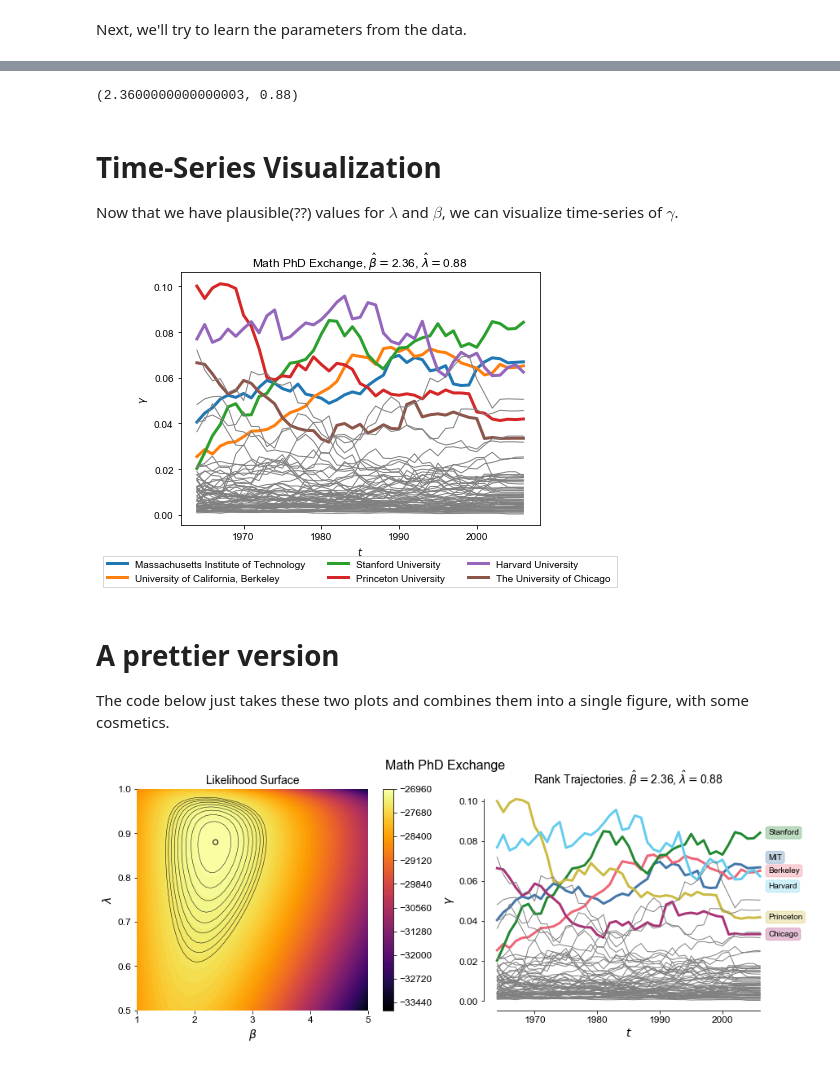
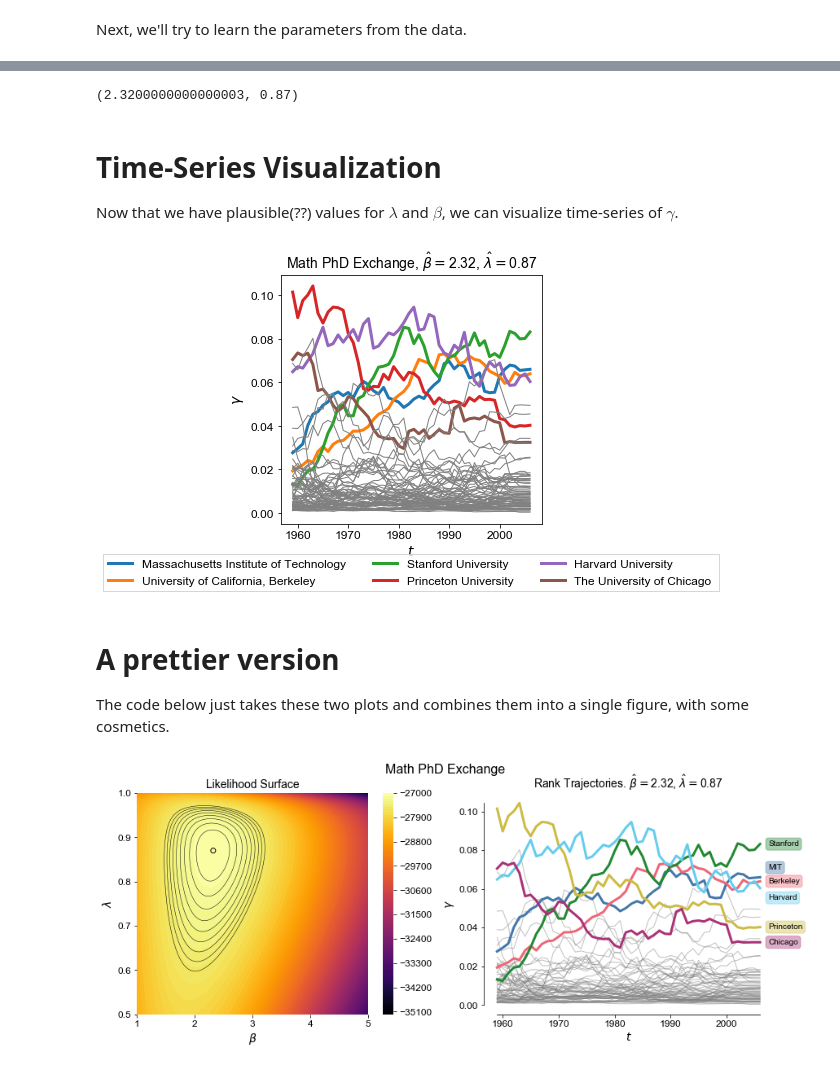
Before and after one commit to PhilChodrow/prestige_reinforcement, a Jupyter notebook: math_phd_exchange.ipynb, the cells around one changed output, grey strips where cells are left out. Saved outputs shown, nothing was run; the diff lists cells and outputs as text; code cells hidden in the pictures.

Commit message:
phD exchange and inference

```diff
--- a/math_phd_exchange.ipynb
+++ b/math_phd_exchange.ipynb
@@ -55,7 +55,7 @@ T = np.cumsum(T_, axis = 0)
 In order to set the initial condition, we'll start with 20 years of data and plug all that into the initial hiring matrix, then normalize. This is to help remove artifacts at the very beginning of the time-series.
 # %%
 # Let's start t_start years in
-t_start = 18
+t_start = 13
 
 A0 = T[t_start,:,:]
 A0 = A0 / A0.sum() # normalized
@@ -66,8 +66,8 @@ A0 = A0*((v[-1] - v[0]) / len(v))
 # %% [markdown]
 Next, we'll try to learn the parameters from the data.
 # %%
-lam_grid = 51 # resolution in $\lambda$
-b_grid = 51   # resolution in $\beta$
+lam_grid = 101 # resolution in $\lambda$
+b_grid = 101   # resolution in $\beta$
 
 LAMBDA = np.linspace(.5, 1, lam_grid) # lambda values at which to evaluate
 BETA = np.linspace(1, 5, b_grid)            # beta values at which to evaluate
@@ -111,7 +111,7 @@ beta_hat = BETA[ix[1]][0]
 lambda_hat = LAMBDA[ix[0]][0]
 beta_hat, lambda_hat
 # %% [output]
-(2.3600000000000003, 0.88)
+(2.3200000000000003, 0.87)
 # %% [markdown]
 # Time-Series Visualization
 
@@ -154,7 +154,7 @@ ax.legend(loc='upper center', bbox_to_anchor=(0.5, -0.1),
 
 plt.tight_layout()
 # %% [output]
-[figure, old version]
+[figure, new version]
 # %% [markdown]
 # A prettier version
 
@@ -189,7 +189,8 @@ ax1.contour(xg, yg, M,
            colors = 'black',
            linestyles = 'solid')
 
-plt.colorbar(im)
+cb = plt.colorbar(im)
+cb.outline.set_visible(False)
 
 #     ax.scatter(beta, lam, color = 'black')
 
@@ -220,8 +221,6 @@ shortener = {
 
 cset = ['#4477AA', '#EE6677', '#228833', '#CCBB44', '#66CCEE', '#AA3377']
 
-
-
 label_adjustments = {
     'MIT': 0.005,
     'Berkeley' : 0,
@@ -232,47 +231,48 @@ label_adjustments = {
 }
 
 k = 0
+
+for l in range(n):
+    if l not in top_trajectories:
+        ax2.plot(years, GAMMA[:,l], color = 'grey', alpha = .5, linewidth = 1)
+
 for l in range(n):
     if l in top_trajectories:
         name = shortener[lookup[l]]
         ax2.plot(years, GAMMA[:,l], alpha = 1, linewidth = 3,
                  label = name, color = cset[k])
 
-
-
         ax2.annotate(shortener[lookup[l]],
                   xy=(years.max(), GAMMA[-1:,l] + label_adjustments[name]), xycoords='data',
                   xytext=(10, 0), textcoords='offset points',
                   size=10, va="center", color = 'black',
-                  bbox=dict(boxstyle="round",  color = cset[k], alpha = .3)
+                  bbox=dict(boxstyle="round",  color = cset[k], alpha = .4)
 #                   arrowprops=dict(arrowstyle="wedge,tail_width=1.",
 #                                   fc=(1.0, 0.7, 0.7), ec="none",
 #                                   patchA=None,
 #                                   patchB=el,
 #                                   relpos=(0.2, 0.5)))
                     )
 
 
         k += 1
-    else:
-        ax2.plot(years, GAMMA[:,l], color = 'grey', alpha = 1, linewidth = 1)
 
 ax2.spines['top'].set_visible(False)
 ax2.spines['right'].set_visible(False)
 ax2.spines['left'].set_bounds(0, GAMMA.max())
 ax2.spines['bottom'].set_bounds(years.min(), years.max())
 
 ax2.set(xlabel = r'$t$',
        ylabel = r'$\gamma$',
        title = r'Rank Trajectories. $\hat{\beta} = $' + str(round(beta_hat, 2)) + r', $\hat{\lambda} = $' + str(round(lambda_hat, 2)))
 
 # ax2.legend(loc='upper center', bbox_to_anchor=(1.1, 0.7),
 #           fancybox=False, shadow=False, ncol=1, frameon = False)
 
 fig.suptitle('Math PhD Exchange', fontsize = 16)
 
-plt.savefig('fig/math_phd_exchange.png', dpi = 300)
+plt.savefig('fig/math_phd_exchange.png', dpi = 300, bbox_inches = 'tight')
 
 # plt.tight_layout()
 # %% [output]
-[figure, old version]
+[figure, new version]
```
Also changed, not shown: parts of 2 cells of this notebook, 3 other files.
